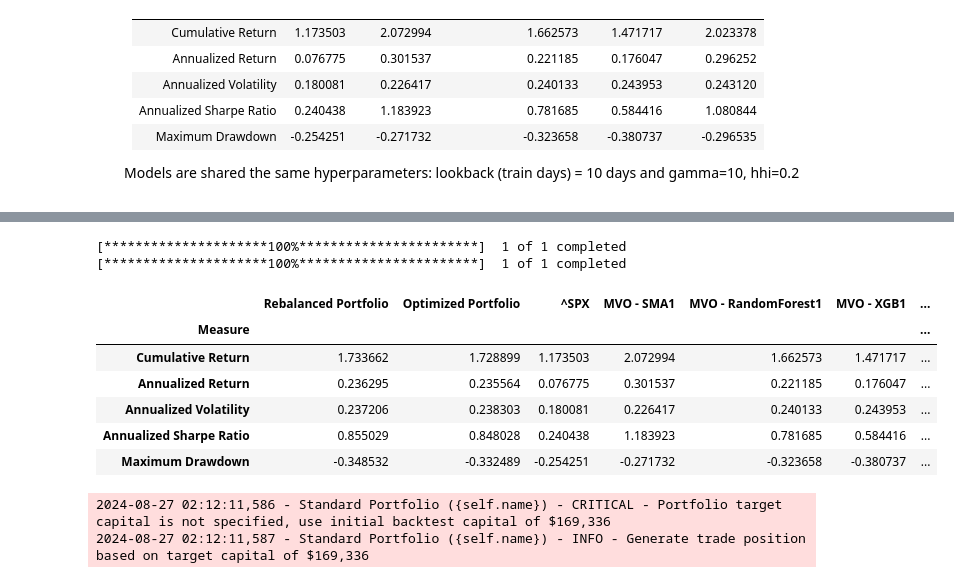
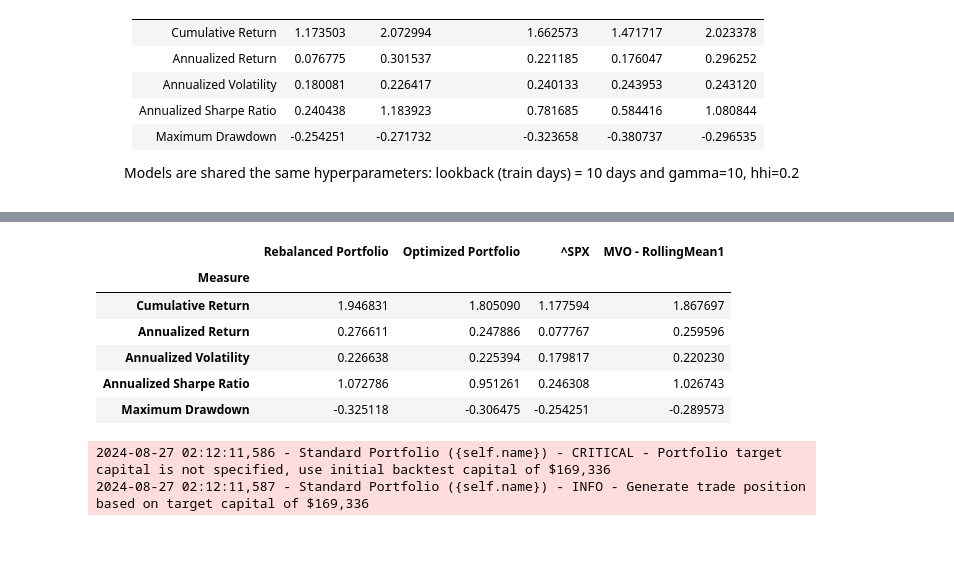
Before and after one commit to lok419/my-trading, a Jupyter notebook: strategy_v2/ExecutePortfoliov2.ipynb, the cells around one changed output, grey strips where cells are left out. Drawn from its saved outputs; the diff is of its cells as text; code cells hidden in the pictures; blank space fills up the shorter version.

```diff
--- a/strategy_v2/ExecutePortfoliov2.ipynb
+++ b/strategy_v2/ExecutePortfoliov2.ipynb
@@ -52,11 +52,8 @@ portfolio = PortfolioStandard(
     rebalance_iter=RebalancerIter('0 0 * * Fri', 2),
     tc_model=TransactionCostFutu(),
     systems=[
-        #TradingSubSystemSingle(vol_target=vol_target, instruments=instruments,  strategy=[MeanVarianceOptRetLookAheadBias(gamma=10, hhi=0.2, lookback=60, confidence=1, lookahead=10)], max_leverage=max_leverage, offset=60),
-        TradingSubSystemSingle(vol_target=vol_target, instruments=instruments,  strategy=[MeanVarianceOpt(gamma=10, hhi=0.2, lookback=10, confidence=1)], max_leverage=max_leverage, offset=60),
-        TradingSubSystemSingle(vol_target=vol_target, instruments=instruments,  strategy=[MeanVarianceOptRandomForest(gamma=10, hhi=0.2, lookback=10, confidence=1, train_days=10)], max_leverage=max_leverage, offset=60),
-        TradingSubSystemSingle(vol_target=vol_target, instruments=instruments,  strategy=[MeanVarianceOptXGB(gamma=10, hhi=0.2, lookback=10, confidence=1, train_days=10)], max_leverage=max_leverage, offset=60),
-        TradingSubSystemSingle(vol_target=vol_target, instruments=instruments,  strategy=[MeanVarianceOptLGBM(gamma=10, hhi=0.2, lookback=10, confidence=1, train_days=10)], max_leverage=max_leverage, offset=60),
+        #TradingSubSystemSingle(vol_target=vol_target, instruments=instruments,  strategy=[MeanVarianceOpt(alpha_model=LGBM(5,10), risk_model=RollingMeanCov(60), gamma=10, hhi=0.2, lookback=60, confidence=1)], max_leverage=max_leverage, offset=60),
+        TradingSubSystemSingle(vol_target=vol_target, instruments=instruments,  strategy=[MeanVarianceOpt(alpha_model=RollingMean(10), risk_model=RollingMeanCov(60), gamma=10, hhi=0.2, lookback=60, confidence=1)], max_leverage=max_leverage, offset=60),
     ]
 )
 
@@ -79,12 +70,10 @@ portfolio.performance(show_all_rets=True)
-[*********************100%***********************]  1 of 1 completed
-[*********************100%***********************]  1 of 1 completed
-|  | Rebalanced Portfolio | Optimized Portfolio | ^SPX | MVO - SMA1 | MVO - RandomForest1 | MVO - XGB1 | ... |
-| Measure |  |  |  |  |  |  | ... |
-| Cumulative Return | 1.733662 | 1.728899 | 1.173503 | 2.072994 | 1.662573 | 1.471717 | ... |
-| Annualized Return | 0.236295 | 0.235564 | 0.076775 | 0.301537 | 0.221185 | 0.176047 | ... |
-| Annualized Volatility | 0.237206 | 0.238303 | 0.180081 | 0.226417 | 0.240133 | 0.243953 | ... |
-| Annualized Sharpe Ratio | 0.855029 | 0.848028 | 0.240438 | 1.183923 | 0.781685 | 0.584416 | ... |
-| Maximum Drawdown | -0.348532 | -0.332489 | -0.254251 | -0.271732 | -0.323658 | -0.380737 | ... |
+|  | Rebalanced Portfolio | Optimized Portfolio | ^SPX | MVO - RollingMean1 |
+| Measure |  |  |  |  |
+| Cumulative Return | 1.946831 | 1.805090 | 1.177594 | 1.867697 |
+| Annualized Return | 0.276611 | 0.247886 | 0.077767 | 0.259596 |
+| Annualized Volatility | 0.226638 | 0.225394 | 0.179817 | 0.220230 |
+| Annualized Sharpe Ratio | 1.072786 | 0.951261 | 0.246308 | 1.026743 |
+| Maximum Drawdown | -0.325118 | -0.306475 | -0.254251 | -0.289573 |
 # %%
 portfolio.get_position_for_trade()
 # %% [output]
```
Also changed, not shown: parts of 7 cells of this notebook, 21 other files.
